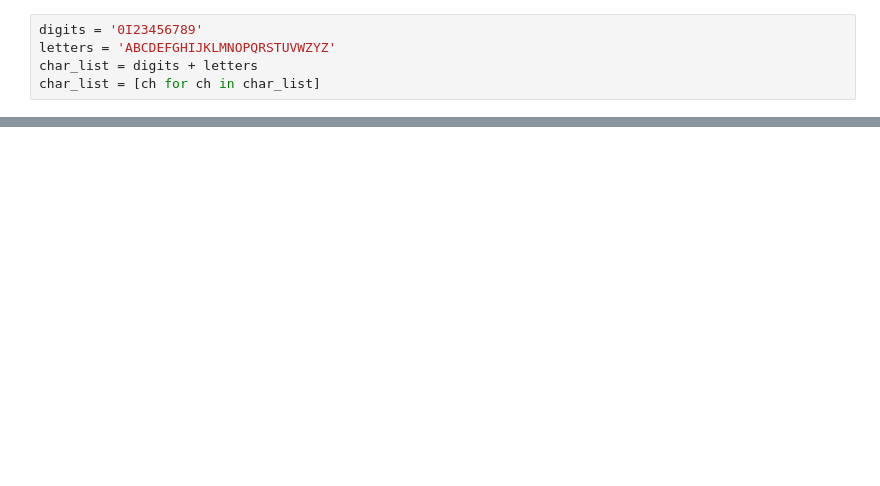
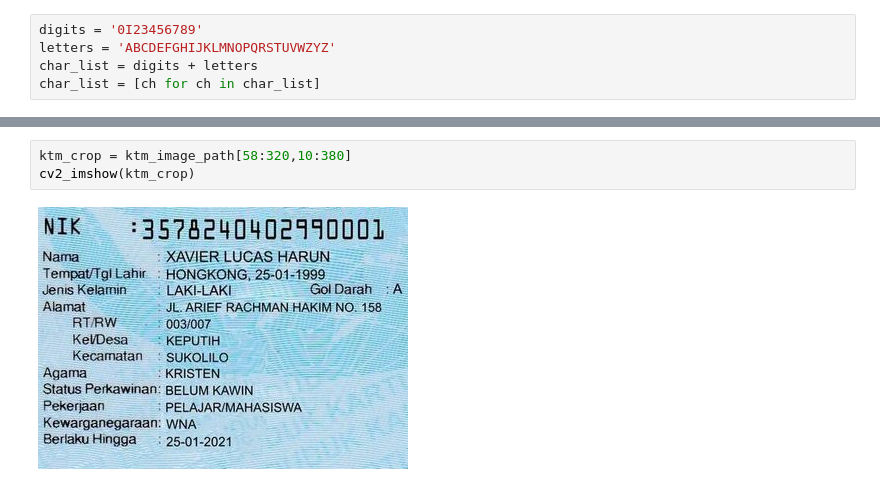
Before and after one commit to AzisilhamK463/MachineLearning2023, a Jupyter notebook: Tubes_ML.ipynb, the cells around one changed output, grey strips where cells are left out. Cells and saved outputs as stored; diff of their text form; blank space fills up the shorter version.

```diff
--- a/Tubes_ML.ipynb
+++ b/Tubes_ML.ipynb
@@ -261,0 +290,5 @@ def process_ktm_image(image, model, char_list):
+# %%
+ktm_crop = ktm_image_path[58:320,10:380]
+cv2_imshow(ktm_crop)
+# %% [output]
+[figure, added]
```
Also changed, not shown: parts of 14 cells of this notebook.
